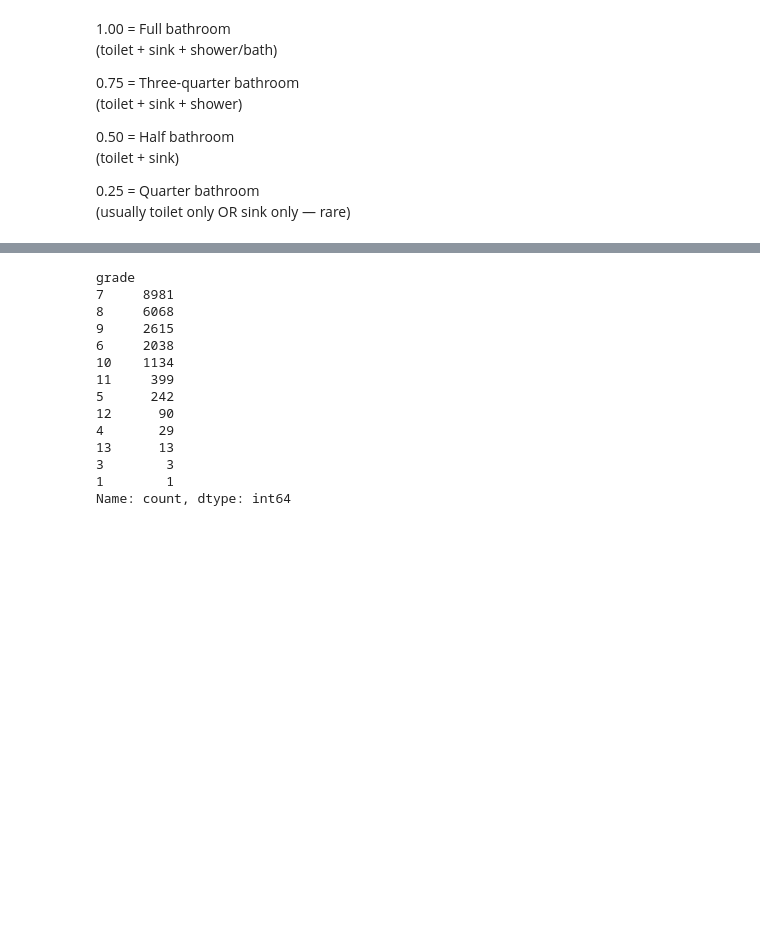
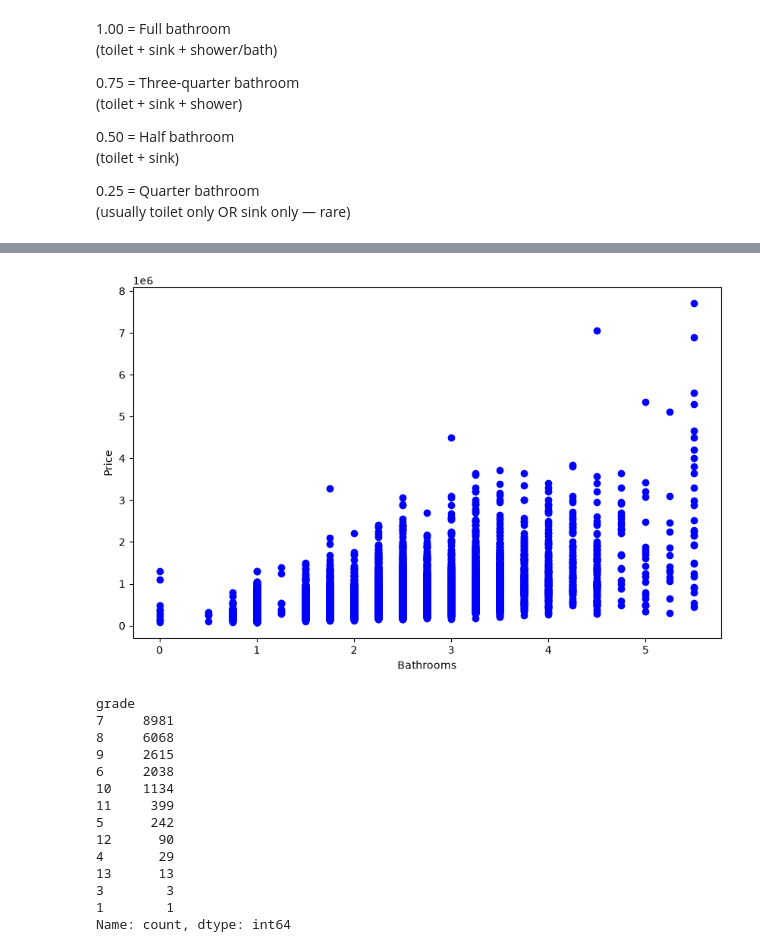
Before and after one commit to vivek-rawat-09/king-county-house-price-prediction, a Jupyter notebook: House_Sales_KC.ipynb, the cells around one changed output, grey strips where cells are left out. Cells and saved outputs as stored; diff of their text form; code cells hidden in the pictures; blank space fills up the shorter version.

```diff
--- a/House_Sales_KC.ipynb
+++ b/House_Sales_KC.ipynb
@@ -175,3 +193,5 @@ bathrooms
 7.50       1
 7.75       1
 Name: count, dtype: int64
+# %%
+df.loc[df.bathrooms > 5.5, 'bathrooms'] = 5.5
@@ -190,3 +241,10 @@ Name: count, dtype: int64
+# %%
+plt.figure(figsize = (10,6))
+plt.scatter(x = df.bathrooms, y = df.price, c = 'blue')
+plt.xlabel('Bathrooms')
+plt.ylabel('Price');
+# %% [output]
+[figure, added]
 # %%
 df.grade.value_counts()
 # %% [output]
```
Also changed, not shown: parts of 23 cells of this notebook, 2 other files.
